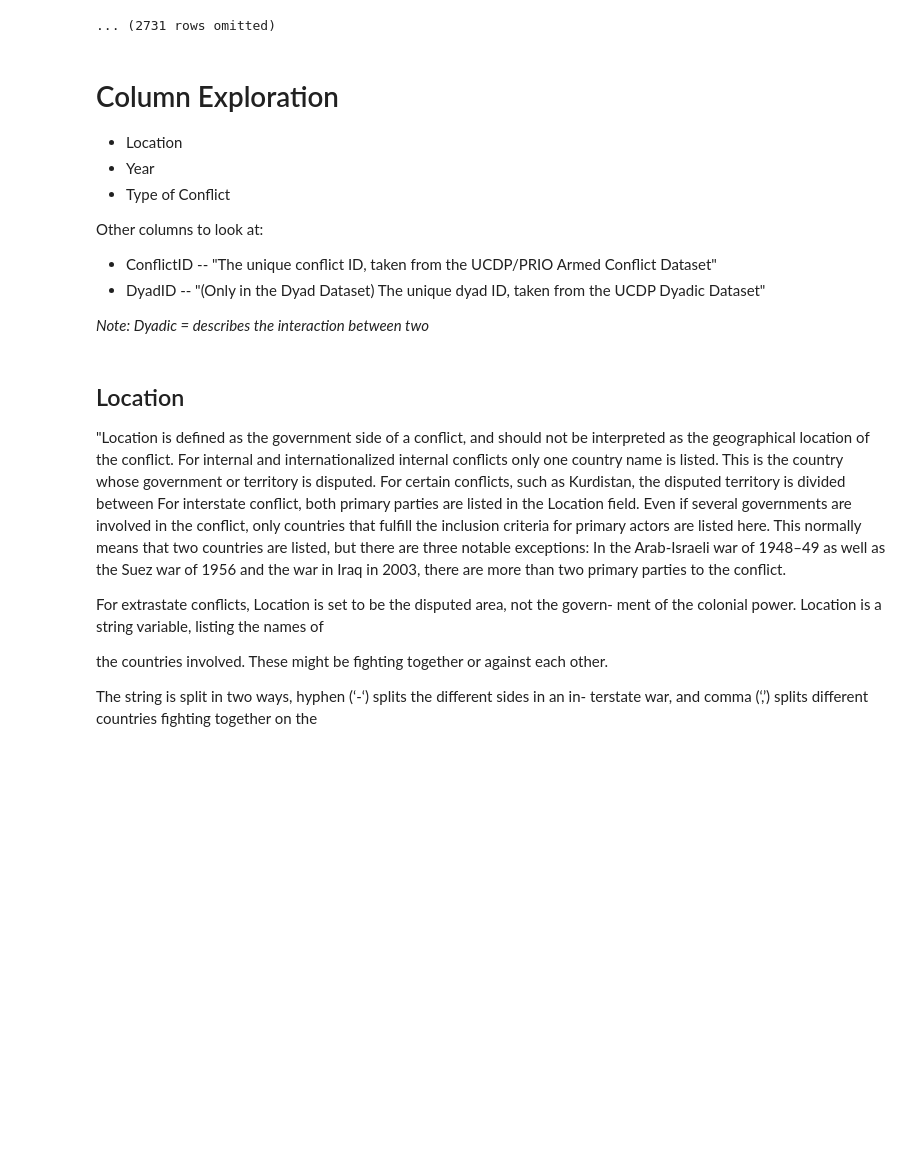
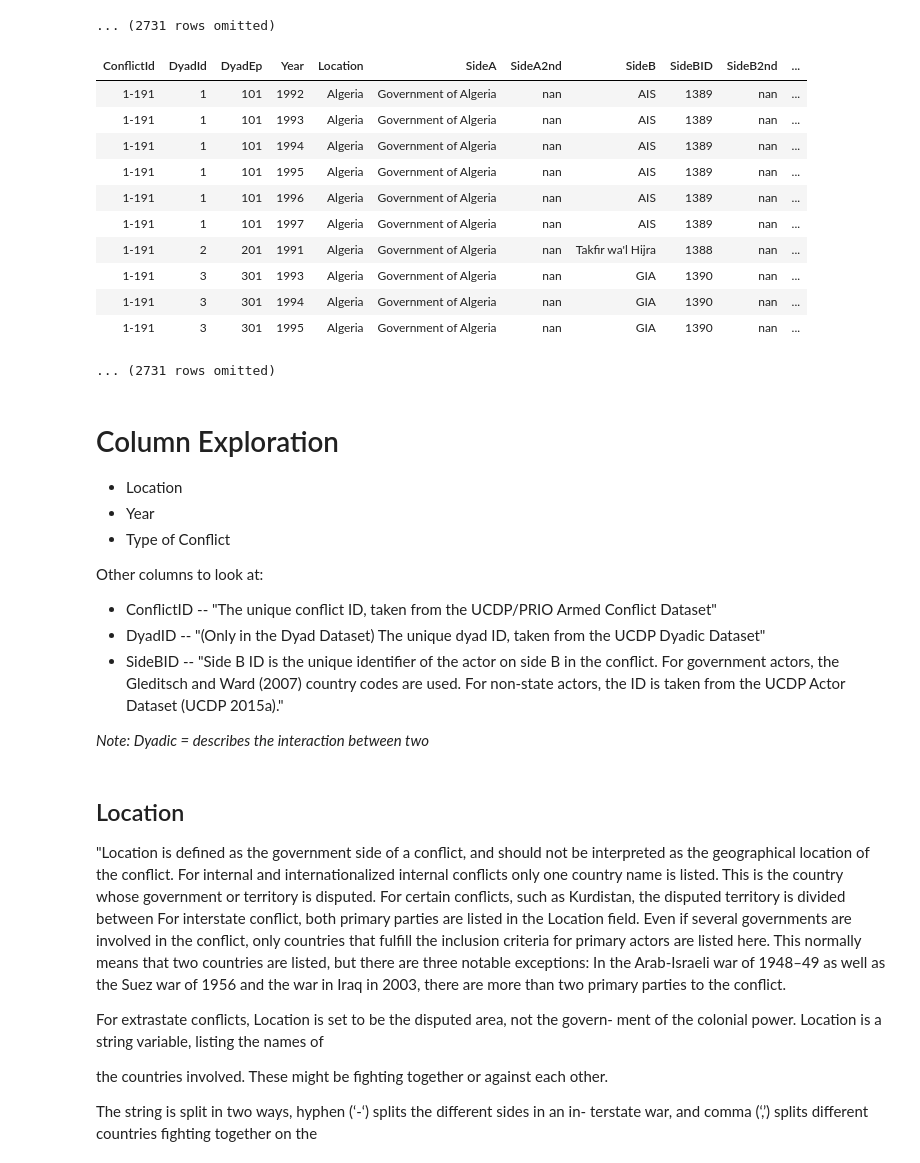
Before and after one commit to ds-modules/POLSCI-5, a Jupyter notebook: CivilWars.ipynb, the cells around one changed output. Saved outputs shown, nothing was run; the diff lists cells and outputs as text; code cells hidden in the pictures; blank space fills up the shorter version.

Commit message:
more EDA on the dataset to identify important columns

```diff
--- a/CivilWars.ipynb
+++ b/CivilWars.ipynb
@@ -40,6 +92,22 @@ wars
 | 1-191 | 3 | 301 | 1,994 | Algeria | Government of Algeria | nan | GIA | 1390 | nan | ... |
 | 1-191 | 3 | 301 | 1,995 | Algeria | Government of Algeria | nan | GIA | 1390 | nan | ... |
 ... (2731 rows omitted)
+# %%
+#Reformat year
+wars.set_format('Year', formats.FunctionFormatter(lambda x: x))
+# %% [output]
+| ConflictId | DyadId | DyadEp | Year | Location | SideA | SideA2nd | SideB | SideBID | SideB2nd | ... |
+| 1-191 | 1 | 101 | 1992 | Algeria | Government of Algeria | nan | AIS | 1389 | nan | ... |
+| 1-191 | 1 | 101 | 1993 | Algeria | Government of Algeria | nan | AIS | 1389 | nan | ... |
+| 1-191 | 1 | 101 | 1994 | Algeria | Government of Algeria | nan | AIS | 1389 | nan | ... |
+| 1-191 | 1 | 101 | 1995 | Algeria | Government of Algeria | nan | AIS | 1389 | nan | ... |
+| 1-191 | 1 | 101 | 1996 | Algeria | Government of Algeria | nan | AIS | 1389 | nan | ... |
+| 1-191 | 1 | 101 | 1997 | Algeria | Government of Algeria | nan | AIS | 1389 | nan | ... |
+| 1-191 | 2 | 201 | 1991 | Algeria | Government of Algeria | nan | Takfir wa'l Hijra | 1388 | nan | ... |
+| 1-191 | 3 | 301 | 1993 | Algeria | Government of Algeria | nan | GIA | 1390 | nan | ... |
+| 1-191 | 3 | 301 | 1994 | Algeria | Government of Algeria | nan | GIA | 1390 | nan | ... |
+| 1-191 | 3 | 301 | 1995 | Algeria | Government of Algeria | nan | GIA | 1390 | nan | ... |
+... (2731 rows omitted)
 # %% [markdown]
 # Column Exploration
 
@@ -51,6 +119,7 @@ Other columns to look at:
 
 - ConflictID -- "The unique conflict ID, taken from the UCDP/PRIO Armed Conflict Dataset"
 - DyadID -- "(Only in the Dyad Dataset) The unique dyad ID, taken from the UCDP Dyadic Dataset"
+- SideBID -- "Side B ID is the unique identifier of the actor on side B in the conflict. For government actors, the Gleditsch and Ward (2007) country codes are used. For non-state actors, the ID is taken from the UCDP Actor Dataset (UCDP 2015a)."
 
 *Note: Dyadic = describes the interaction between two*
 # %% [markdown]
```
Also changed, not shown: parts of 32 cells of this notebook.
